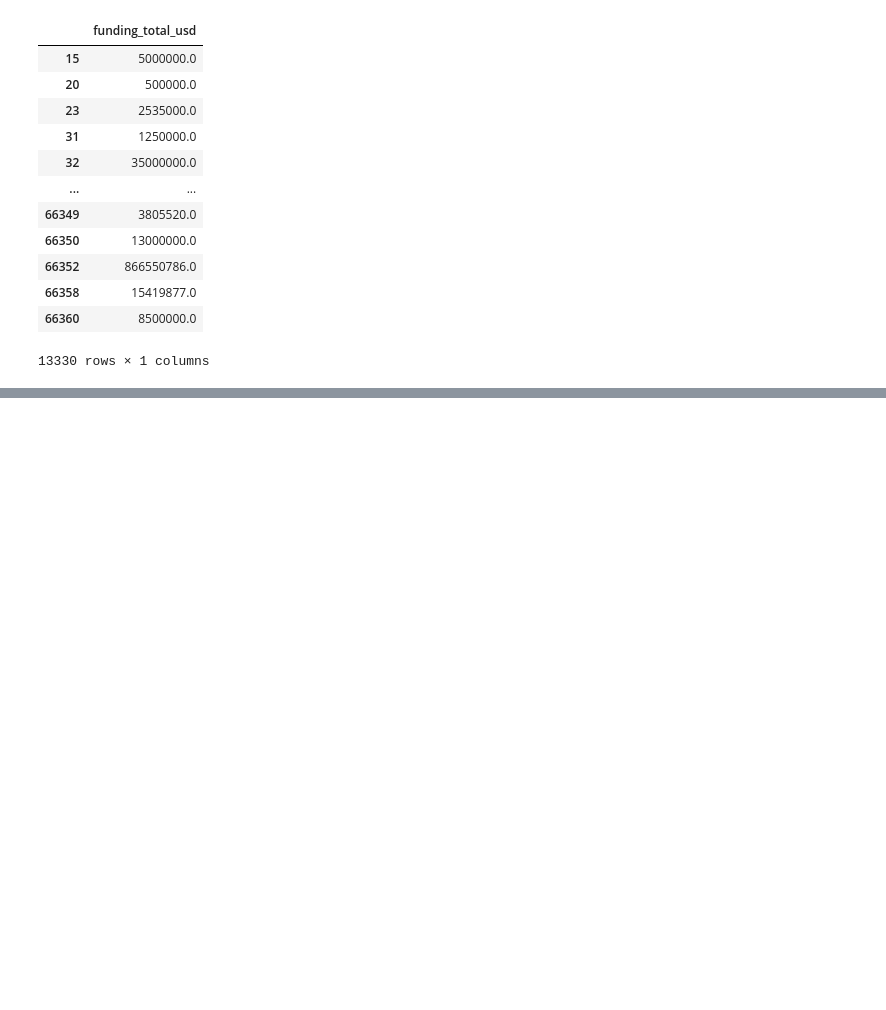
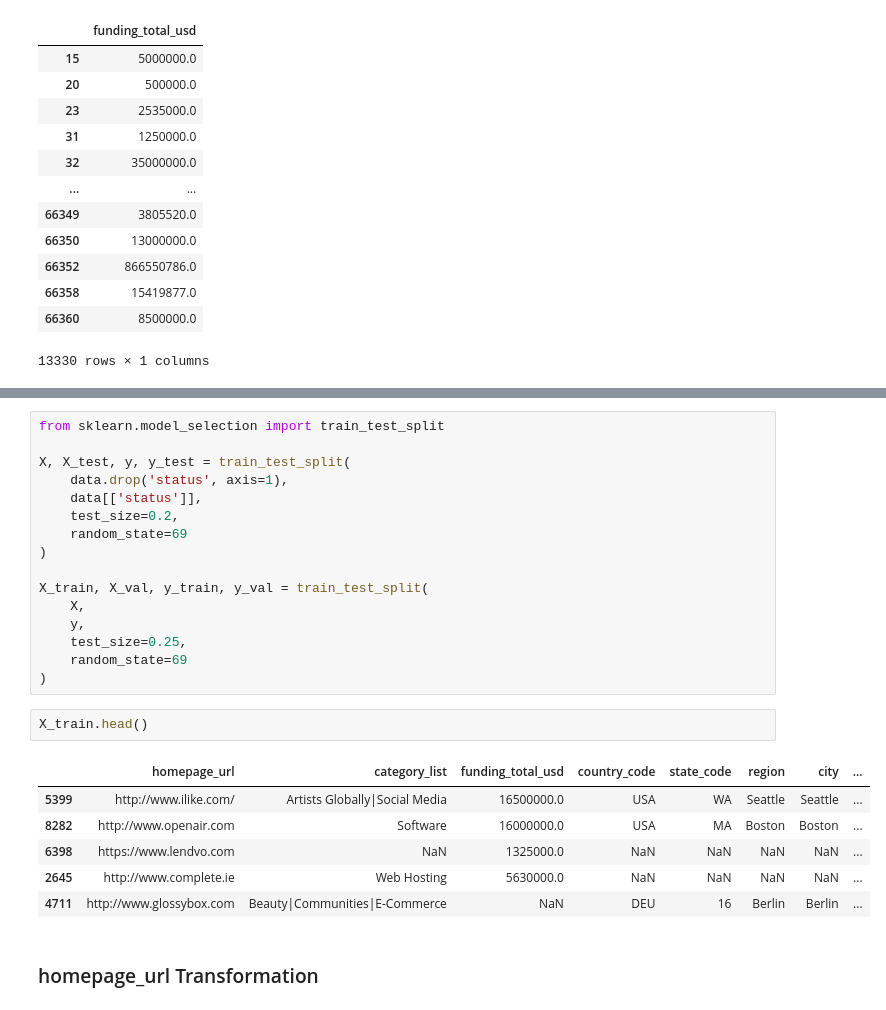
Before and after one commit to alfiannajih/startup-prediction, a Jupyter notebook: EDA startup.ipynb, the cells around one changed output, grey strips where cells are left out. Drawn from its saved outputs; the diff is of its cells as text; blank space fills up the shorter version.

```diff
--- a/EDA startup.ipynb
+++ b/EDA startup.ipynb
@@ -418,0 +456,27 @@ Lets wrap it up:
+# %%
+from sklearn.model_selection import train_test_split
+
+X, X_test, y, y_test = train_test_split(
+    data.drop('status', axis=1),
+    data[['status']],
+    test_size=0.2,
+    random_state=69
+)
+
+X_train, X_val, y_train, y_val = train_test_split(
+    X,
+    y,
+    test_size=0.25,
+    random_state=69
+)
+# %%
+X_train.head()
+# %% [output]
+|  | homepage_url | category_list | funding_total_usd | country_code | state_code | region | city | ... |
+| 5399 | http://www.ilike.com/ | Artists Globally|Social Media | 16500000.0 | USA | WA | Seattle | Seattle | ... |
+| 8282 | http://www.openair.com | Software | 16000000.0 | USA | MA | Boston | Boston | ... |
+| 6398 | https://www.lendvo.com | NaN | 1325000.0 | NaN | NaN | NaN | NaN | ... |
+| 2645 | http://www.complete.ie | Web Hosting | 5630000.0 | NaN | NaN | NaN | NaN | ... |
+| 4711 | http://www.glossybox.com | Beauty|Communities|E-Commerce | NaN | DEU | 16 | Berlin | Berlin | ... |
+# %% [markdown]
+### homepage_url Transformation
```
Also changed, not shown: parts of 58 cells of this notebook.
